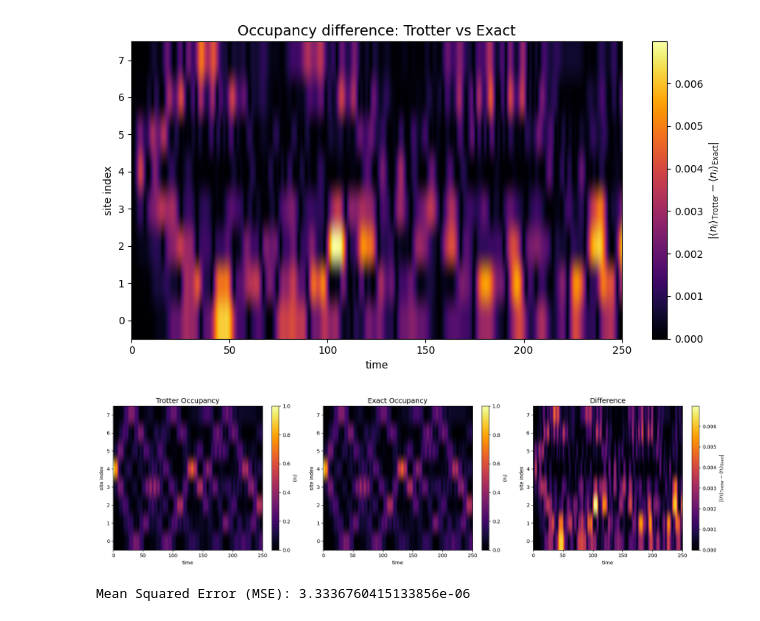
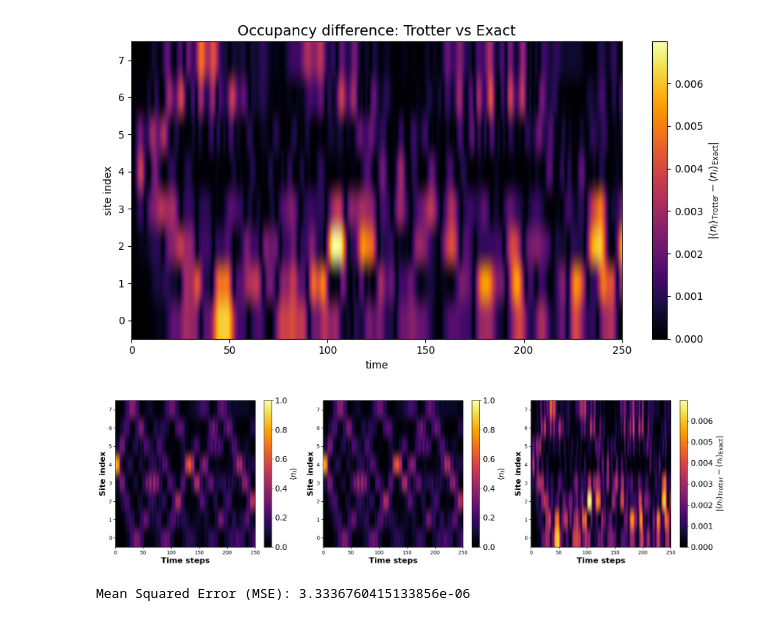
Before and after one commit to Dilip-Ojha/Bosonic_Qiskit, a Jupyter notebook: 11_jch_model.ipynb, the cells around one changed output. Drawn from its saved outputs; the diff is of its cells as text; code cells hidden in the pictures.

```diff
--- a/11_jch_model.ipynb
+++ b/11_jch_model.ipynb
@@ -251,24 +185,15 @@ plt.show()
 # %%
 """
 Exact (non-Trotterized) reference solution for the Jaynes-Cummings-Hubbard
-lattice, restricted to the single-conserved-excitation sector.
+lattice.
 
-Why this is exact: with exactly one excitation in the whole lattice, the
-JCH Hamiltonian acts on a Hilbert space spanned by just 2*N_SITES basis
-states -- "photon at site i" and "atom excited at site i" for each i.
-In that basis H is a small, ordinary (2N x 2N) matrix, diagonalizable
-directly. No Trotter approximation, no qubit encoding, no truncation
-error: this IS the exact quantum dynamics for this sector.
-
-Use this to validate your Qiskit/bosonic-qiskit circuit: run both with
-the same N_SITES, g, J, INIT_SITE and compare occupancy(t).
 """
 
 import numpy as np
 import scipy.linalg as la
 import matplotlib.pyplot as plt
 
-# ---- match these to your Trotter-circuit parameters ----
+# -------------------  parameters -------------------------
 N_SITES   = 8
 wc        = 1.0
 wa        = 1.0
@@ -320,11 +245,11 @@ im = ax.imshow(occupancy, aspect="auto", origin="lower",
                 cmap="inferno", vmin=0, vmax=1)
 ax.set_xlabel("time")
 ax.set_ylabel("site index")
-ax.set_title("Exact diagonalization solution: polariton occupancy $\\langle n_i \\rangle$", fontsize=14)
+#ax.set_title("Exact diagonalization solution: polariton occupancy $\\langle n_i \\rangle$", fontsize=14)
 fig.colorbar(im, ax=ax, label=r"$\langle n_i \rangle$")
 fig.tight_layout()
 plt.show()
 save_path = f"jch_exact_occupancy_heatmap{N_SITES}.pdf"
-fig.savefig(save_path, bbox_inches='tight')
+#fig.savefig(save_path, bbox_inches='tight')
 # %% [output]
 total occupancy min/max: 0.9999999999999966 1.0000000000000018
@@ -370,26 +288,43 @@ occupancy difference min/max: 9.75789437226681e-32 0.0069846980309736795
 # %%
 #plotting 2 heatmaps and the difference heatmap side by side
 fig_combined, axs = plt.subplots(1, 3, figsize=(18, 5))
 im1 = axs[0].imshow(trotter_occupancy, aspect="auto", origin="lower",
                     extent=[times[0], times[-1], -0.5, N_SITES - 0.5], cmap="inferno", vmin=0, vmax=1)
-axs[0].set_title("Trotter Occupancy", fontsize=14)
+#axs[0].set_title("Trotter Occupancy", fontsize=14)
 im2 = axs[1].imshow(occupancy, aspect="auto", origin="lower",
                     extent=[times[0], times[-1], -0.5, N_SITES - 0.5], cmap="inferno", vmin=0, vmax=1)
-axs[1].set_title("Exact Occupancy", fontsize=14)
+#axs[1].set_title("Exact Occupancy", fontsize=14)
 im3 = axs[2].imshow(occupancy_diff, aspect="auto", origin="lower",
                     extent=[times[0], times[-1], -0.5, N_SITES - 0.5], cmap="inferno")
-axs[2].set_title("Difference", fontsize=14)
+#axs[2].set_title("Difference", fontsize=14)
 for ax in axs:
-    ax.set_xlabel("time")
-    ax.set_ylabel("site index")
-fig_combined.colorbar(im1, ax=axs[0], label=r"$\langle n_i \rangle$")
-fig_combined.colorbar(im2, ax=axs[1], label=r"$\langle n_i \rangle$")
-fig_combined.colorbar(im3, ax=axs[2], label=r"$|\langle n_i \rangle_{\text{Trotter}} - \langle n_i \rangle_{\text{Exact}}|$")
+    ax.set_xlabel("Time steps", fontsize=16, fontweight="bold")
+    ax.set_ylabel("Site index", fontsize=16, fontweight="bold")
+
+cbar1 = fig_combined.colorbar(im1, ax=axs[0], label=r"$\langle n_i \rangle$")
+cbar2 = fig_combined.colorbar(im2, ax=axs[1], label=r"$\langle n_i \rangle$")
+cbar3 = fig_combined.colorbar(
+    im3,
+    ax=axs[2],
+    label=r"$|\langle n_i \rangle_{\text{Trotter}} - \langle n_i \rangle_{\text{Exact}}|$"
+)
+
+
+#increase fontsize of colorbar labels
+for colorbar in (cbar1, cbar2, cbar3):
+    colorbar.ax.tick_params(labelsize=16)
+
+#increase fontsize of colorbar labels
+for colorbar in (cbar1, cbar2, cbar3):
+    colorbar.ax.yaxis.label.set_fontsize(16)
+    colorbar.ax.yaxis.label.set_fontweight("bold")
+
+
 fig_combined.tight_layout()
 save_path_combined = "jch_occupancy_comparison.pdf"
 fig_combined.savefig(save_path_combined, bbox_inches='tight')
 # %% [output]
-[figure, old version]
+[figure, new version]
 # %%
 #error analysis: compute the mean squared error (MSE) between the two occupancy matrices
 mse = np.mean(occupancy_diff ** 2)
```
Also changed, not shown: parts of 11 cells of this notebook.
